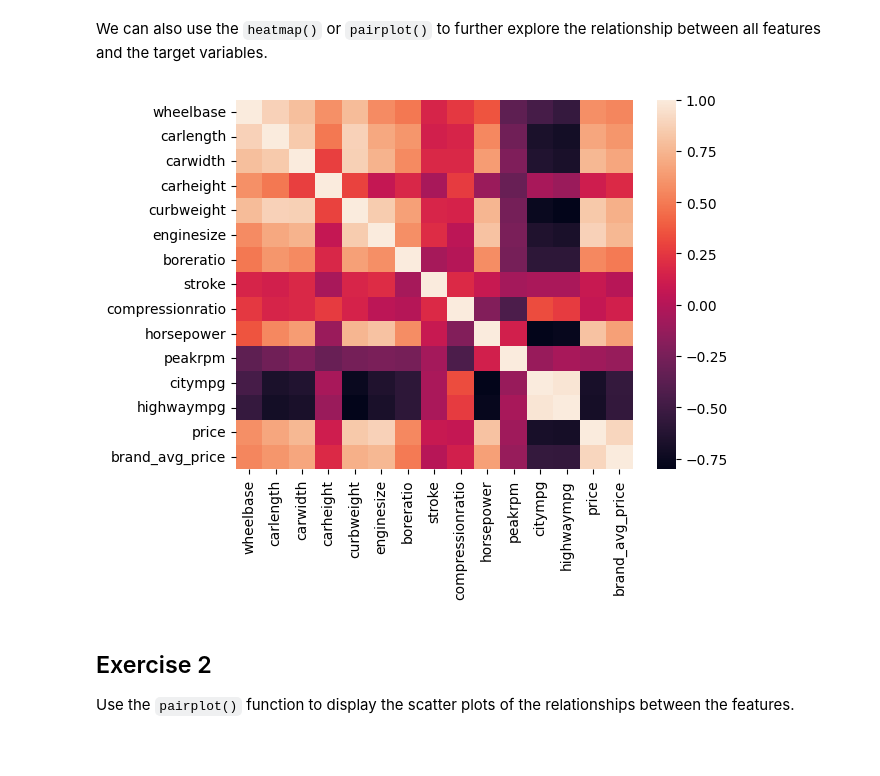
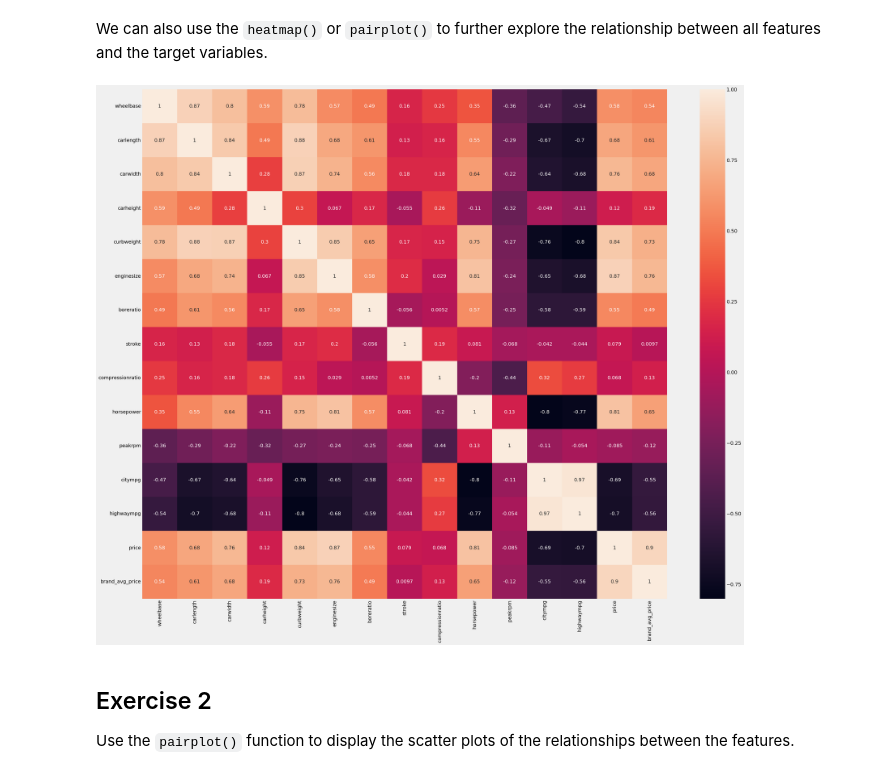
Before and after one commit to JosephChomboM/IBM, a Jupyter notebook: Course 2/3. linear regression.ipynb, the cells around one changed output. Saved outputs shown, nothing was run; the diff lists cells and outputs as text; code cells hidden in the pictures.

```diff
--- a/Course 2/3. linear regression.ipynb
+++ b/Course 2/3. linear regression.ipynb
@@ -368,10 +368,11 @@ These are strongly correlated numerical features with Car Price.
 # %% [markdown]
 We can also use the `heatmap()` or `pairplot()` to further explore the relationship between all features and the target variables.
 # %%
-sns.heatmap(corr_matrix)
+plt.figure(figsize=(30, 25))
+sns.heatmap(corr_matrix, annot=True)
 plt.show()
 # %% [output]
-[figure, old version]
+[figure, new version]
 # %% [markdown]
 ## Exercise 2
 Use the `pairplot()` function to display the scatter plots of the relationships between the features.
```
Also changed, not shown: parts of 28 cells of this notebook.
